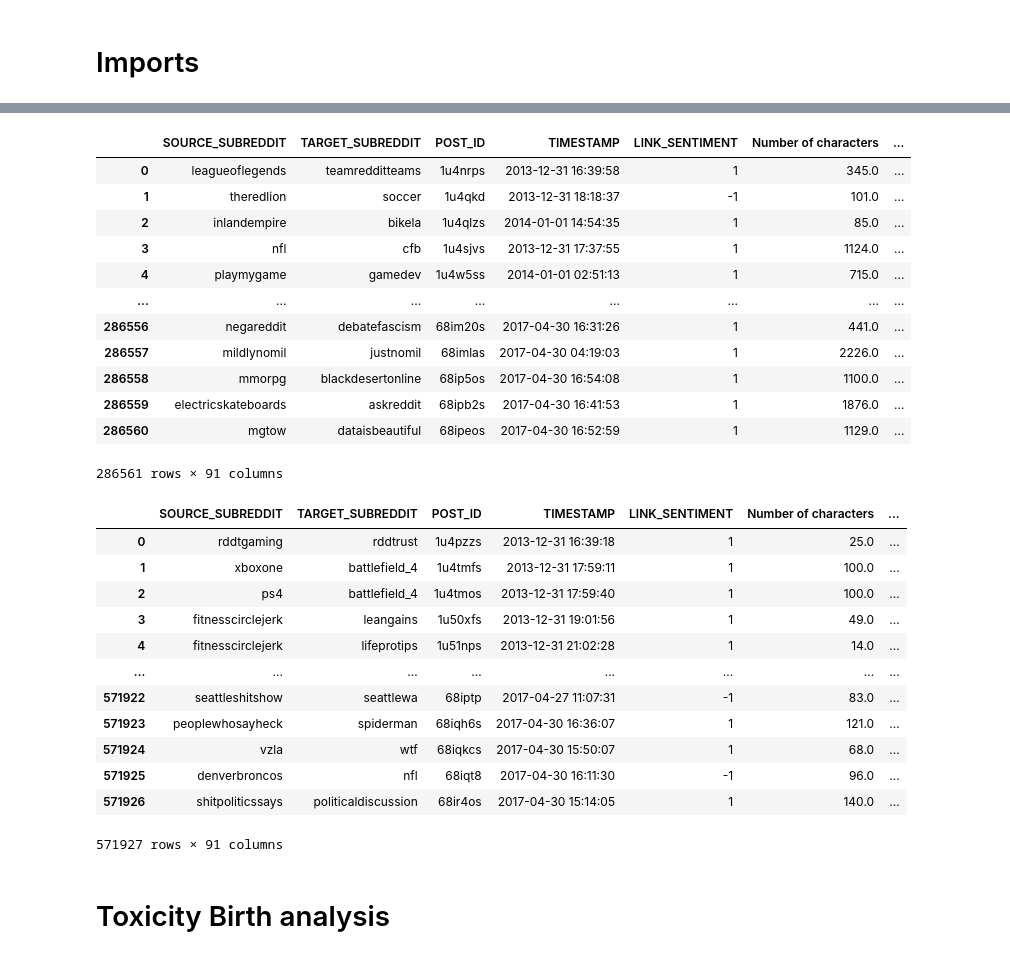
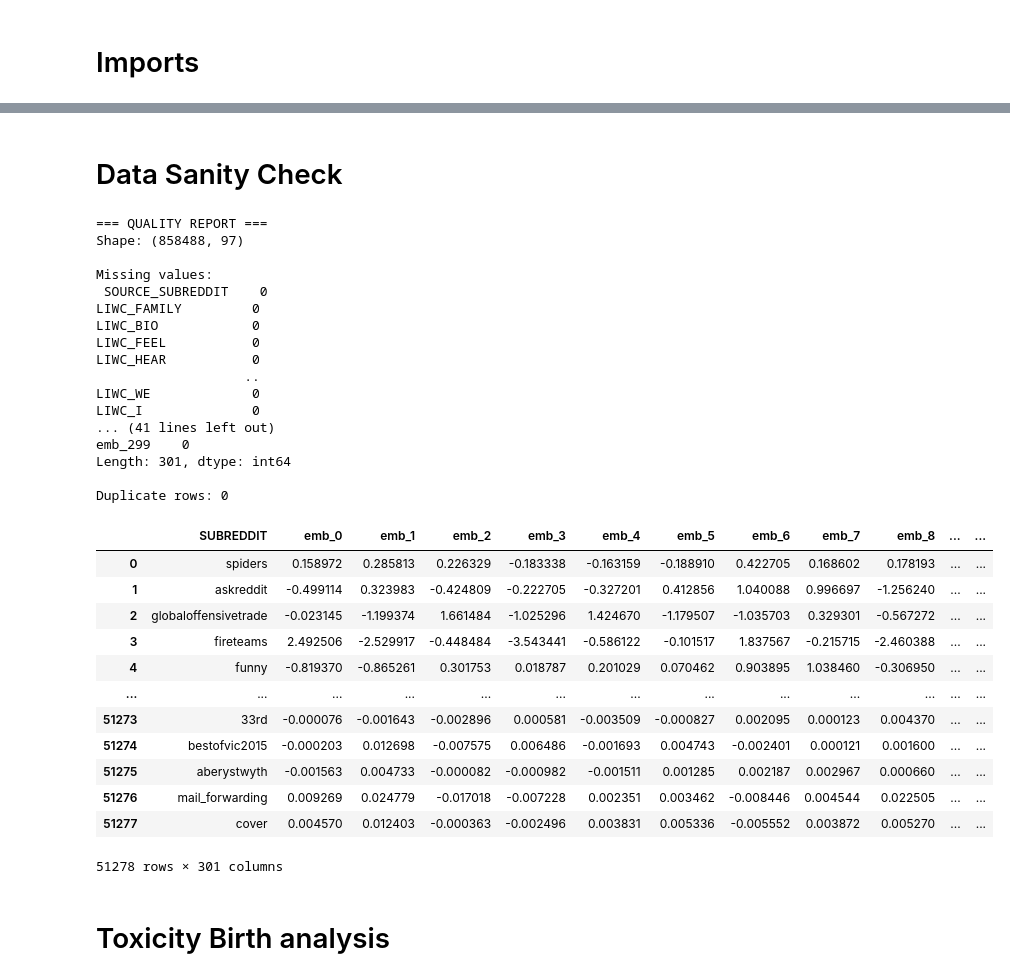
Before and after one commit to AkselAcar/ada-2025-project-adastra, a Jupyter notebook: birth_analysis.ipynb, the cells around one changed output, grey strips where cells are left out. Cells and saved outputs as stored; diff of their text form; code cells hidden in the pictures.

```diff
--- a/birth_analysis.ipynb
+++ b/birth_analysis.ipynb
@@ -16,35 +26,43 @@ import statsmodels.formula.api as smf
+# %% [markdown]
+# Data Sanity Check
 # %%
-body_df
+check_quality(interactions_df)
+check_quality(embeddings_subreddits_df)
+check_quality(embeddings_users_df)
 # %% [output]
-|  | SOURCE_SUBREDDIT | TARGET_SUBREDDIT | POST_ID | TIMESTAMP | LINK_SENTIMENT | Number of characters | ... |
-| 0 | leagueoflegends | teamredditteams | 1u4nrps | 2013-12-31 16:39:58 | 1 | 345.0 | ... |
-| 1 | theredlion | soccer | 1u4qkd | 2013-12-31 18:18:37 | -1 | 101.0 | ... |
-| 2 | inlandempire | bikela | 1u4qlzs | 2014-01-01 14:54:35 | 1 | 85.0 | ... |
-| 3 | nfl | cfb | 1u4sjvs | 2013-12-31 17:37:55 | 1 | 1124.0 | ... |
-| 4 | playmygame | gamedev | 1u4w5ss | 2014-01-01 02:51:13 | 1 | 715.0 | ... |
-| ... | ... | ... | ... | ... | ... | ... | ... |
-| 286556 | negareddit | debatefascism | 68im20s | 2017-04-30 16:31:26 | 1 | 441.0 | ... |
-| 286557 | mildlynomil | justnomil | 68imlas | 2017-04-30 04:19:03 | 1 | 2226.0 | ... |
-| 286558 | mmorpg | blackdesertonline | 68ip5os | 2017-04-30 16:54:08 | 1 | 1100.0 | ... |
-| 286559 | electricskateboards | askreddit | 68ipb2s | 2017-04-30 16:41:53 | 1 | 1876.0 | ... |
-| 286560 | mgtow | dataisbeautiful | 68ipeos | 2017-04-30 16:52:59 | 1 | 1129.0 | ... |
-286561 rows × 91 columns
+=== QUALITY REPORT ===
+Shape: (858488, 97)
+
+Missing values:
+ SOURCE_SUBREDDIT    0
+LIWC_FAMILY         0
+LIWC_BIO            0
+LIWC_FEEL           0
+LIWC_HEAR           0
+                   ..
+LIWC_WE             0
+LIWC_I              0
+... (41 lines left out)
+emb_299    0
+Length: 301, dtype: int64
+
+Duplicate rows: 0
-# %%
-title_df
-# %% [output]
-|  | SOURCE_SUBREDDIT | TARGET_SUBREDDIT | POST_ID | TIMESTAMP | LINK_SENTIMENT | Number of characters | ... |
-| 0 | rddtgaming | rddtrust | 1u4pzzs | 2013-12-31 16:39:18 | 1 | 25.0 | ... |
-| 1 | xboxone | battlefield_4 | 1u4tmfs | 2013-12-31 17:59:11 | 1 | 100.0 | ... |
-| 2 | ps4 | battlefield_4 | 1u4tmos | 2013-12-31 17:59:40 | 1 | 100.0 | ... |
-| 3 | fitnesscirclejerk | leangains | 1u50xfs | 2013-12-31 19:01:56 | 1 | 49.0 | ... |
-| 4 | fitnesscirclejerk | lifeprotips | 1u51nps | 2013-12-31 21:02:28 | 1 | 14.0 | ... |
-| ... | ... | ... | ... | ... | ... | ... | ... |
-| 571922 | seattleshitshow | seattlewa | 68iptp | 2017-04-27 11:07:31 | -1 | 83.0 | ... |
-| 571923 | peoplewhosayheck | spiderman | 68iqh6s | 2017-04-30 16:36:07 | 1 | 121.0 | ... |
-| 571924 | vzla | wtf | 68iqkcs | 2017-04-30 15:50:07 | 1 | 68.0 | ... |
-| 571925 | denverbroncos | nfl | 68iqt8 | 2017-04-30 16:11:30 | -1 | 96.0 | ... |
-| 571926 | shitpoliticssays | politicaldiscussion | 68ir4os | 2017-04-30 15:14:05 | 1 | 140.0 | ... |
-571927 rows × 91 columns
+# %%
+embeddings_subreddits_df
+# %% [output]
+|  | SUBREDDIT | emb_0 | emb_1 | emb_2 | emb_3 | emb_4 | emb_5 | emb_6 | emb_7 | emb_8 | ... | ... |
+| 0 | spiders | 0.158972 | 0.285813 | 0.226329 | -0.183338 | -0.163159 | -0.188910 | 0.422705 | 0.168602 | 0.178193 | ... | ... |
+| 1 | askreddit | -0.499114 | 0.323983 | -0.424809 | -0.222705 | -0.327201 | 0.412856 | 1.040088 | 0.996697 | -1.256240 | ... | ... |
+| 2 | globaloffensivetrade | -0.023145 | -1.199374 | 1.661484 | -1.025296 | 1.424670 | -1.179507 | -1.035703 | 0.329301 | -0.567272 | ... | ... |
+| 3 | fireteams | 2.492506 | -2.529917 | -0.448484 | -3.543441 | -0.586122 | -0.101517 | 1.837567 | -0.215715 | -2.460388 | ... | ... |
+| 4 | funny | -0.819370 | -0.865261 | 0.301753 | 0.018787 | 0.201029 | 0.070462 | 0.903895 | 1.038460 | -0.306950 | ... | ... |
+| ... | ... | ... | ... | ... | ... | ... | ... | ... | ... | ... | ... | ... |
+| 51273 | 33rd | -0.000076 | -0.001643 | -0.002896 | 0.000581 | -0.003509 | -0.000827 | 0.002095 | 0.000123 | 0.004370 | ... | ... |
+| 51274 | bestofvic2015 | -0.000203 | 0.012698 | -0.007575 | 0.006486 | -0.001693 | 0.004743 | -0.002401 | 0.000121 | 0.001600 | ... | ... |
+| 51275 | aberystwyth | -0.001563 | 0.004733 | -0.000082 | -0.000982 | -0.001511 | 0.001285 | 0.002187 | 0.002967 | 0.000660 | ... | ... |
+| 51276 | mail_forwarding | 0.009269 | 0.024779 | -0.017018 | -0.007228 | 0.002351 | 0.003462 | -0.008446 | 0.004544 | 0.022505 | ... | ... |
+| 51277 | cover | 0.004570 | 0.012403 | -0.000363 | -0.002496 | 0.003831 | 0.005336 | -0.005552 | 0.003872 | 0.005270 | ... | ... |
+51278 rows × 301 columns
 # %% [markdown]
 # Toxicity Birth analysis
 # %% [markdown]
```
Also changed, not shown: parts of 1 cell of this notebook, 2 other files.
